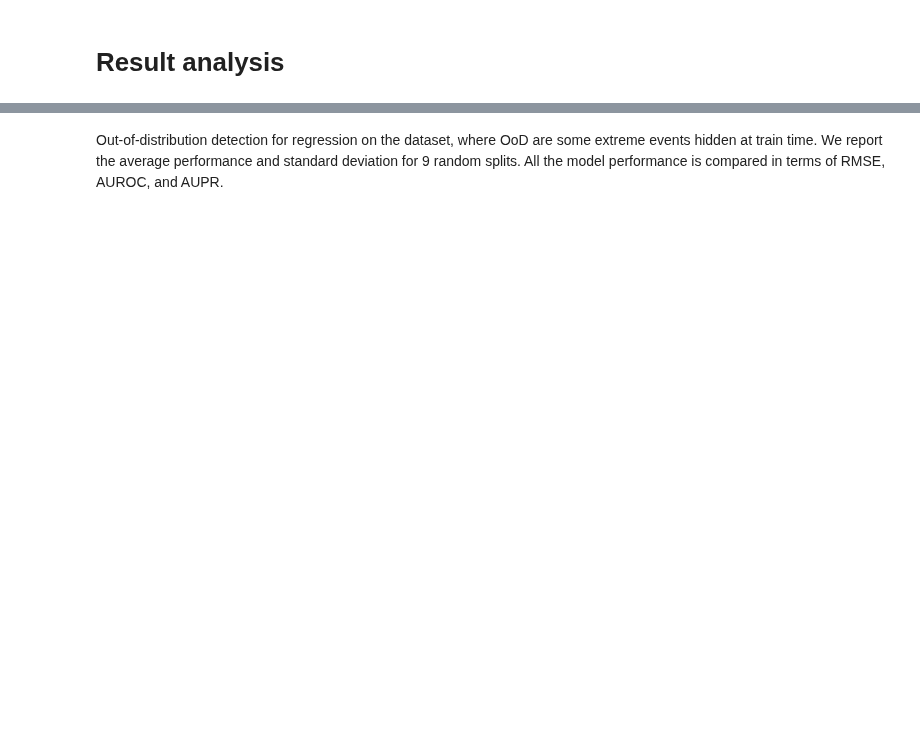
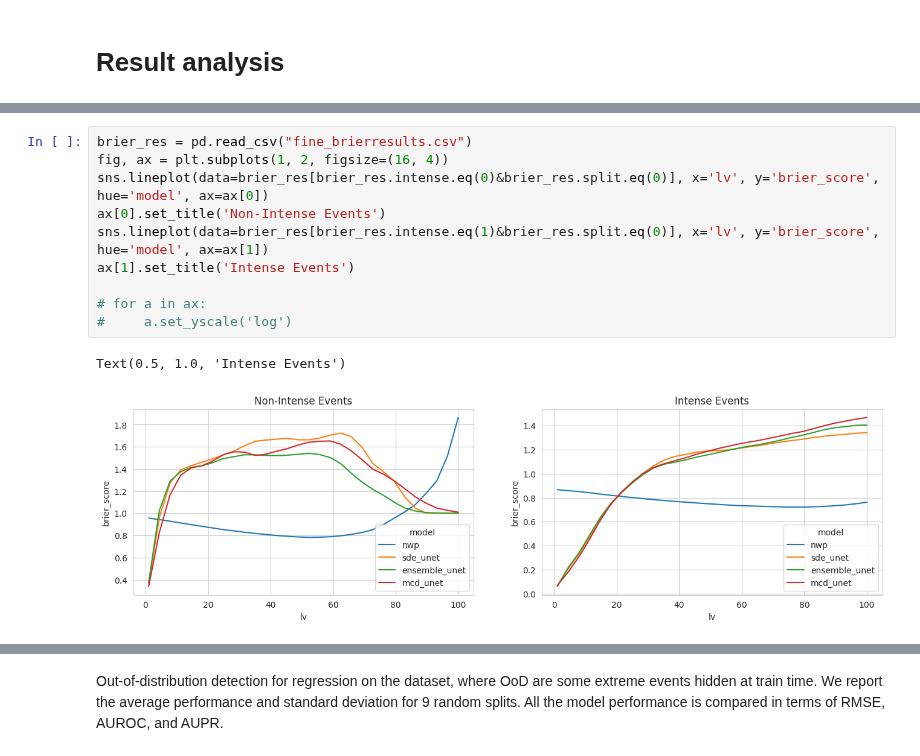
Before and after one commit to simone7monaco/rainfall-prediction, a Jupyter notebook: test.ipynb, the cells around one changed output, grey strips where cells are left out. Cells and saved outputs as stored; diff of their text form; blank space fills up the shorter version.

```diff
--- a/test.ipynb
+++ b/test.ipynb
@@ -81,0 +298,13 @@ lightning_logs/sde_unet/split_3
+# %%
+brier_res = pd.read_csv("fine_brierresults.csv")
+fig, ax = plt.subplots(1, 2, figsize=(16, 4))
+sns.lineplot(data=brier_res[brier_res.intense.eq(0)&brier_res.split.eq(0)], x='lv', y='brier_score', hue='model', ax=ax[0])
+ax[0].set_title('Non-Intense Events')
+sns.lineplot(data=brier_res[brier_res.intense.eq(1)&brier_res.split.eq(0)], x='lv', y='brier_score', hue='model', ax=ax[1])
+ax[1].set_title('Intense Events')
+
+# for a in ax:
+#     a.set_yscale('log')
+# %% [output]
+Text(0.5, 1.0, 'Intense Events')
+[figure, added]
```
Also changed, not shown: parts of 50 cells of this notebook, 10 other files.
